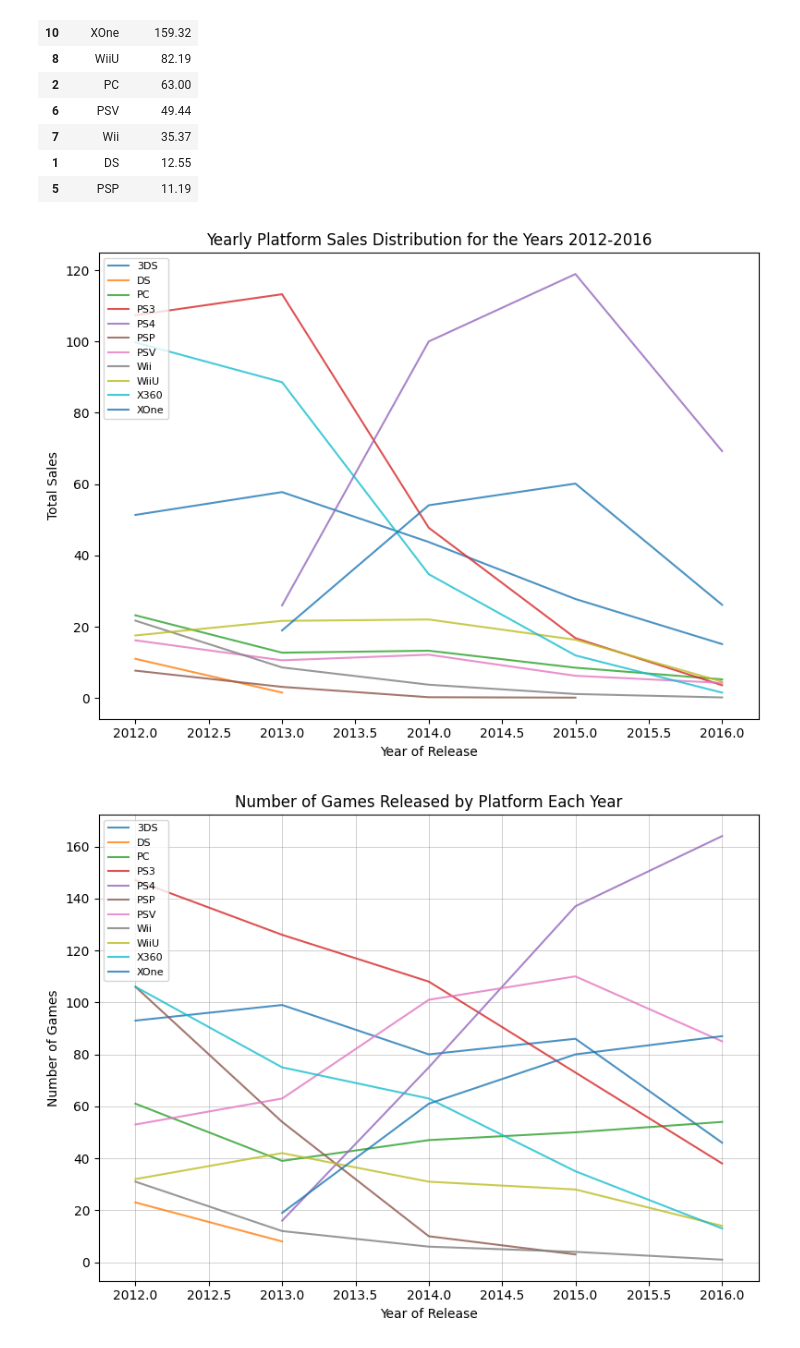
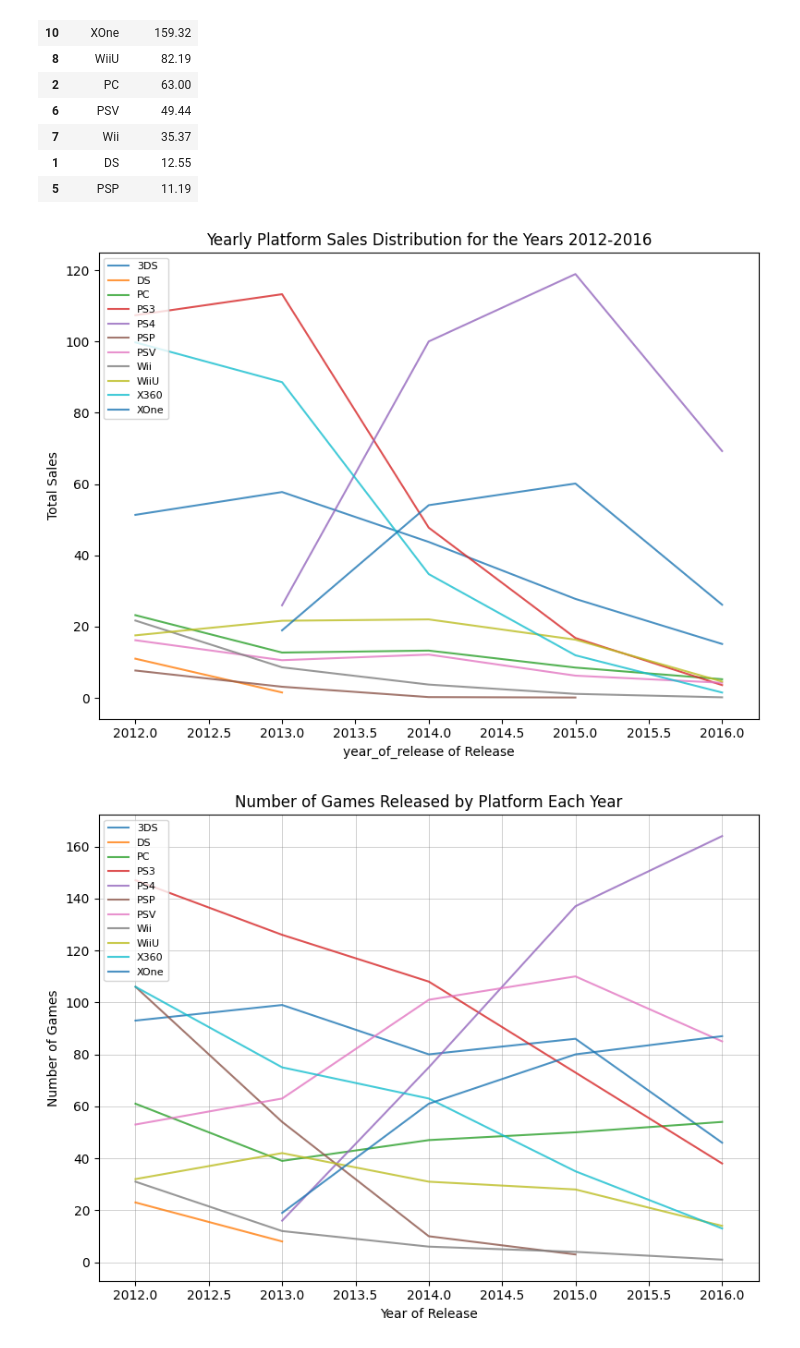
Before and after one commit to DarthPiggyus/Intergated-project, a Jupyter notebook: notebooks/EDA.ipynb, the cells around one changed output. Saved outputs shown, nothing was run; the diff lists cells and outputs as text; code cells hidden in the pictures.

```diff
--- a/notebooks/EDA.ipynb
+++ b/notebooks/EDA.ipynb
@@ -587,26 +596,26 @@ platform_sales_sum_sorted
 # %%
 # Group the data by platform and year, and sum the total_sales column
 platform_sales_by_year = games_2012_2016.groupby(['platform', 'year_of_release'])['total_sales'].sum().reset_index()
 
 # Pivot the table to have years as columns and platforms as rows
 platform_sales_pivot = platform_sales_by_year.pivot(index='platform', columns='year_of_release', values='total_sales')
 
 # Plot the distribution
 fig3, ax = plt.subplots(figsize=(8, 6))
 
 for platform, sales_data in platform_sales_pivot.iterrows():
     ax.plot(list(sales_data.index), sales_data.values, marker='', alpha=0.8, label=platform)
 
 ax.set_title('Yearly Platform Sales Distribution for the Years 2012-2016')
-ax.set_xlabel('Year of Release')
+ax.set_xlabel('year_of_release of Release')
 ax.set_ylabel('Total Sales')
 ax.set_xlim([2011.75, 2016.25])
 ax.legend(loc='upper left', fontsize=8)
 
 plt.tight_layout()
 plt.show()
 # %% [output]
-[figure, old version]
+[figure, new version]
 # %%
 # Group the data by platform and year, and count the number of games
 num_games_by_year = games_2012_2016.groupby(['platform', 'year_of_release'])['name'].nunique().reset_index()
```
Also changed, not shown: parts of 35 cells of this notebook.
